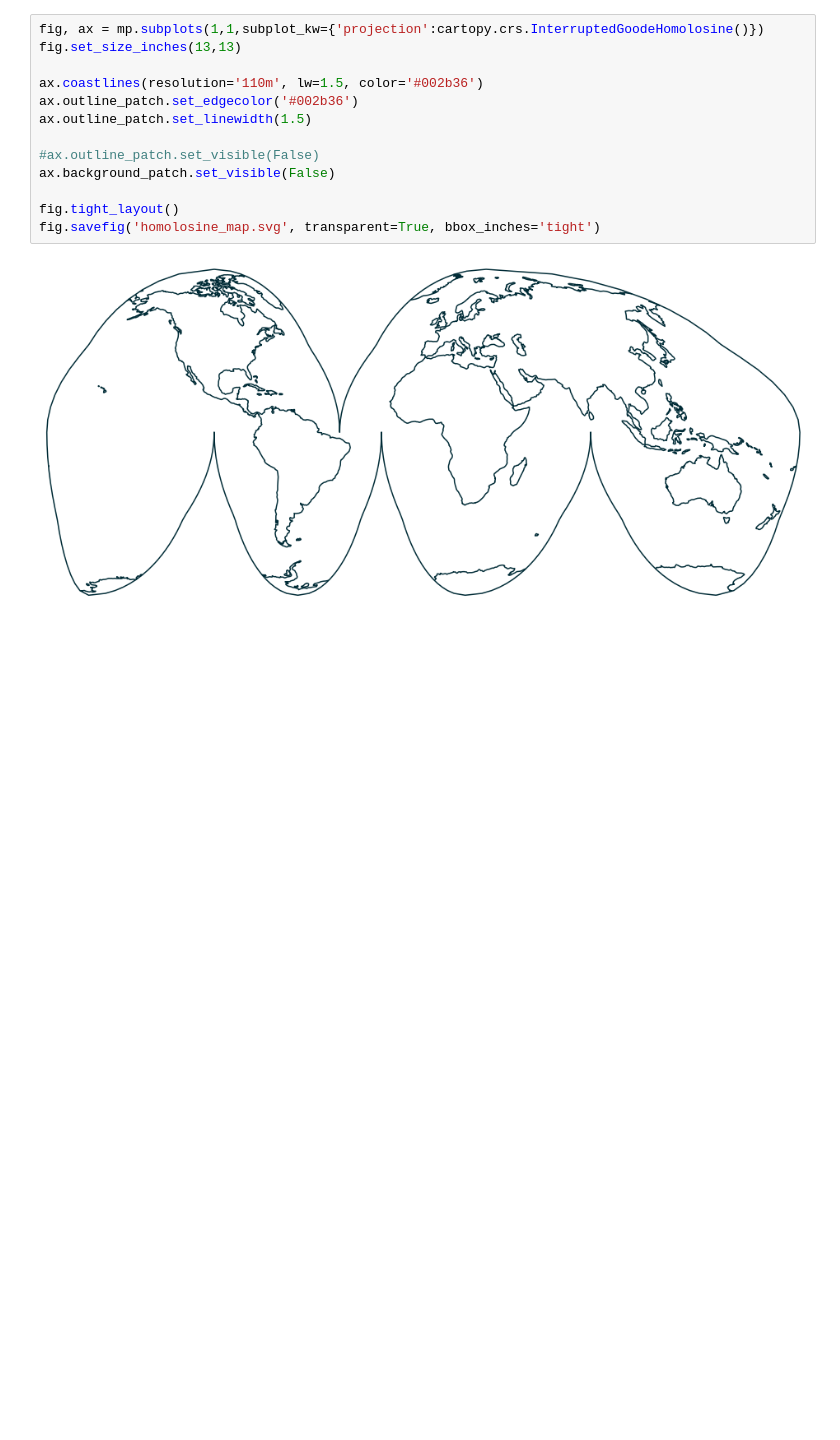
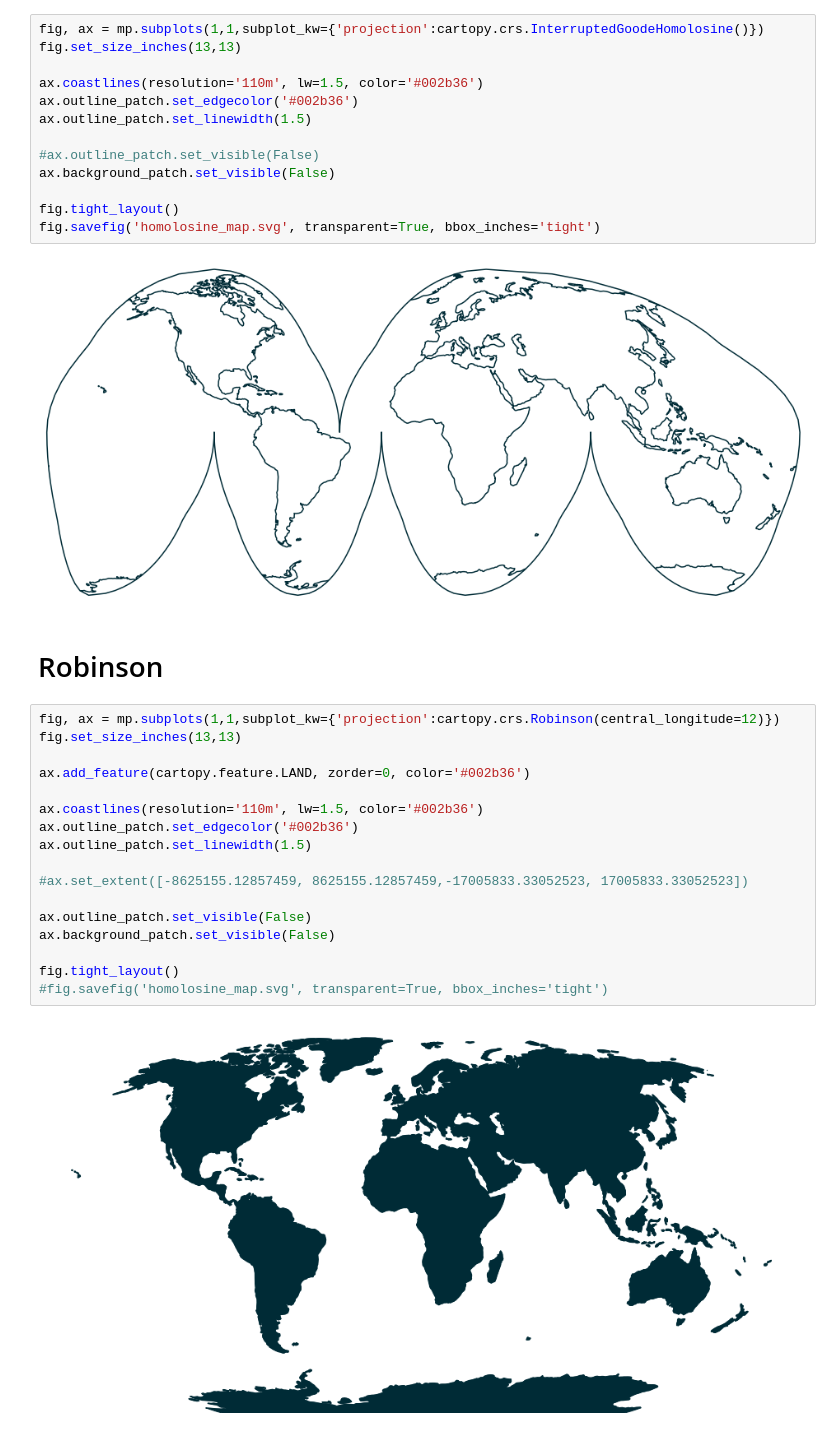
Before and after one commit to bairdlangenbrunner/bairdlangenbrunner.github.io, a Jupyter notebook: _jupyter/map_plots.ipynb, the cells around one changed output. Cells and saved outputs as stored; diff of their text form; blank space fills up the shorter version.

```diff
--- a/_jupyter/homolosine_map.ipynb
+++ b/_jupyter/map_plots.ipynb
@@ -18,3 +18,24 @@ fig.tight_layout()
 fig.savefig('homolosine_map.svg', transparent=True, bbox_inches='tight')
 # %% [output]
 [figure]
+# %% [markdown]
+# Robinson
+# %%
+fig, ax = mp.subplots(1,1,subplot_kw={'projection':cartopy.crs.Robinson(central_longitude=12)})
+fig.set_size_inches(13,13)
+
+ax.add_feature(cartopy.feature.LAND, zorder=0, color='#002b36')
+
+ax.coastlines(resolution='110m', lw=1.5, color='#002b36')
+ax.outline_patch.set_edgecolor('#002b36')
+ax.outline_patch.set_linewidth(1.5)
+
+#ax.set_extent([-8625155.12857459, 8625155.12857459,-17005833.33052523, 17005833.33052523])
+
+ax.outline_patch.set_visible(False)
+ax.background_patch.set_visible(False)
+
+fig.tight_layout()
+#fig.savefig('homolosine_map.svg', transparent=True, bbox_inches='tight')
+# %% [output]
+[figure, added]
```
Also changed, not shown: 2 other files.
